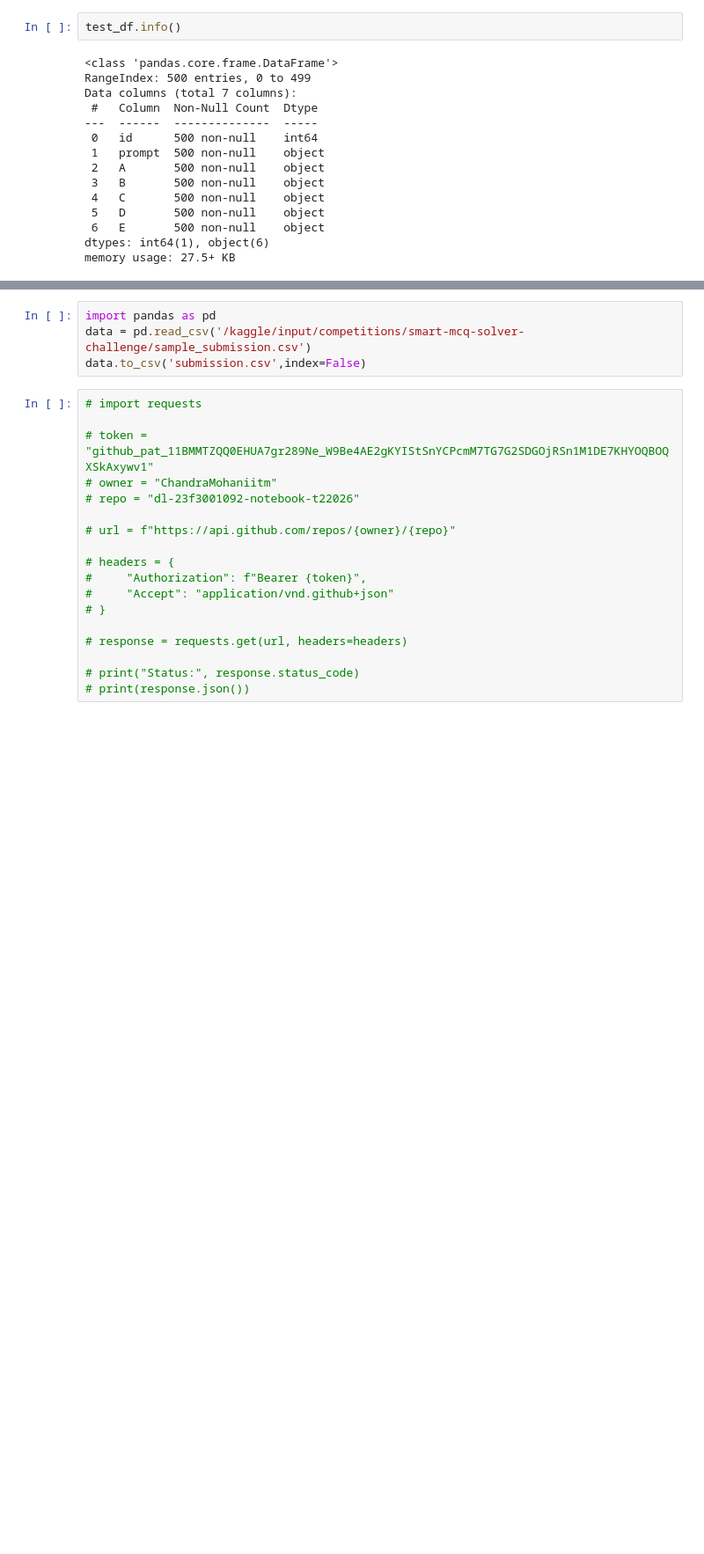
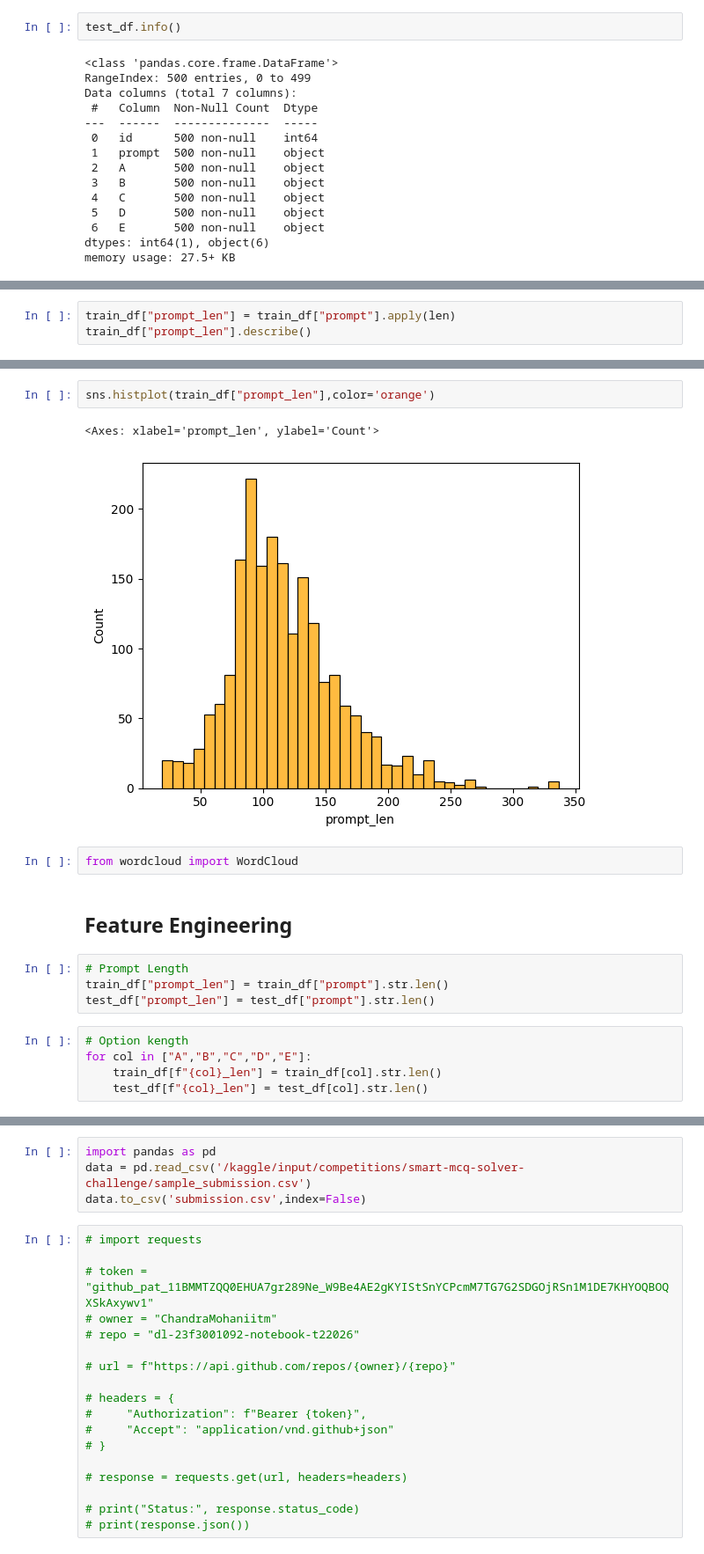
Before and after one commit to ChandraMohaniitm/dl-23f3001092-notebook-t22026, a Jupyter notebook: DL-23f3001092-notebook-t22026.ipynb, the cells around one changed output, grey strips where cells are left out. Shown at 88% size. Saved outputs shown, nothing was run; the diff lists cells and outputs as text; blank space fills up the shorter version.

```diff
--- a/DL-23f3001092-notebook-t22026.ipynb
+++ b/DL-23f3001092-notebook-t22026.ipynb
@@ -203,0 +231,3 @@ memory usage: 27.5+ KB
+# %%
+train_df["prompt_len"] = train_df["prompt"].apply(len)
+train_df["prompt_len"].describe()
@@ -203,0 +244,18 @@ memory usage: 27.5+ KB
+# %%
+sns.histplot(train_df["prompt_len"],color='orange')
+# %% [output]
+<Axes: xlabel='prompt_len', ylabel='Count'>
+[figure, added]
+# %%
+from wordcloud import WordCloud
+# %% [markdown]
+## Feature Engineering
+# %%
+# Prompt Length
+train_df["prompt_len"] = train_df["prompt"].str.len()
+test_df["prompt_len"] = test_df["prompt"].str.len()
+# %%
+# Option kength
+for col in ["A","B","C","D","E"]:
+    train_df[f"{col}_len"] = train_df[col].str.len()
+    test_df[f"{col}_len"] = test_df[col].str.len()
```
Also changed, not shown: parts of 11 cells of this notebook.
